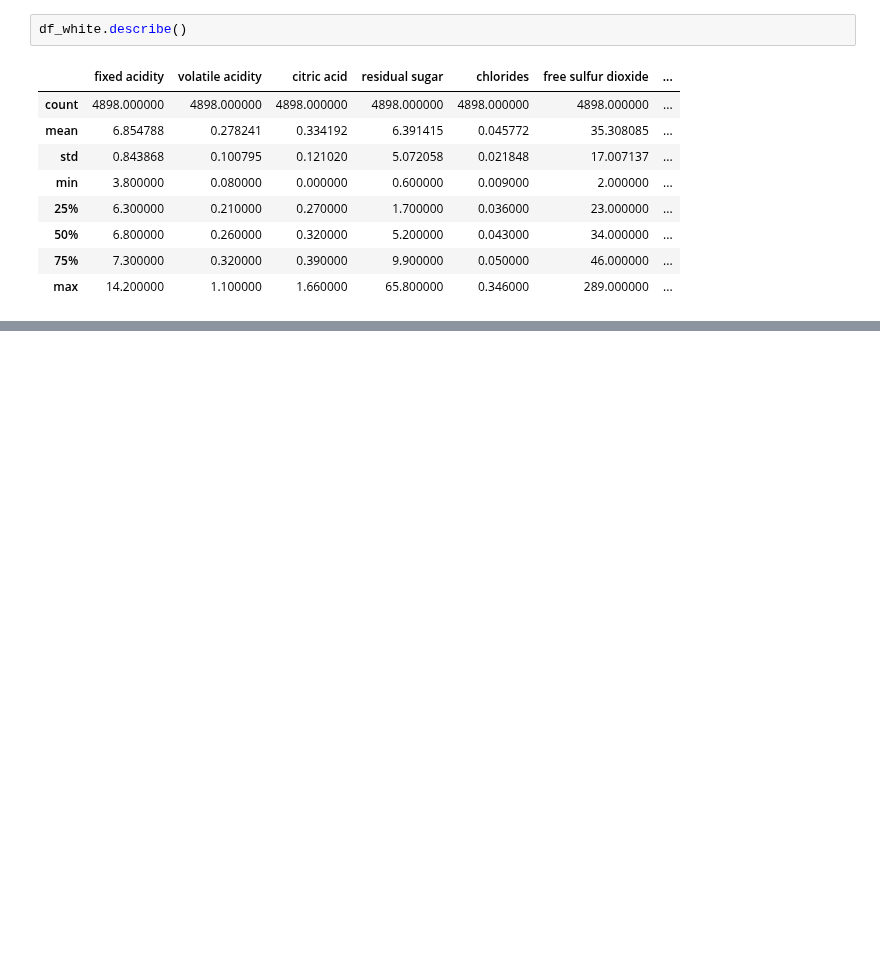
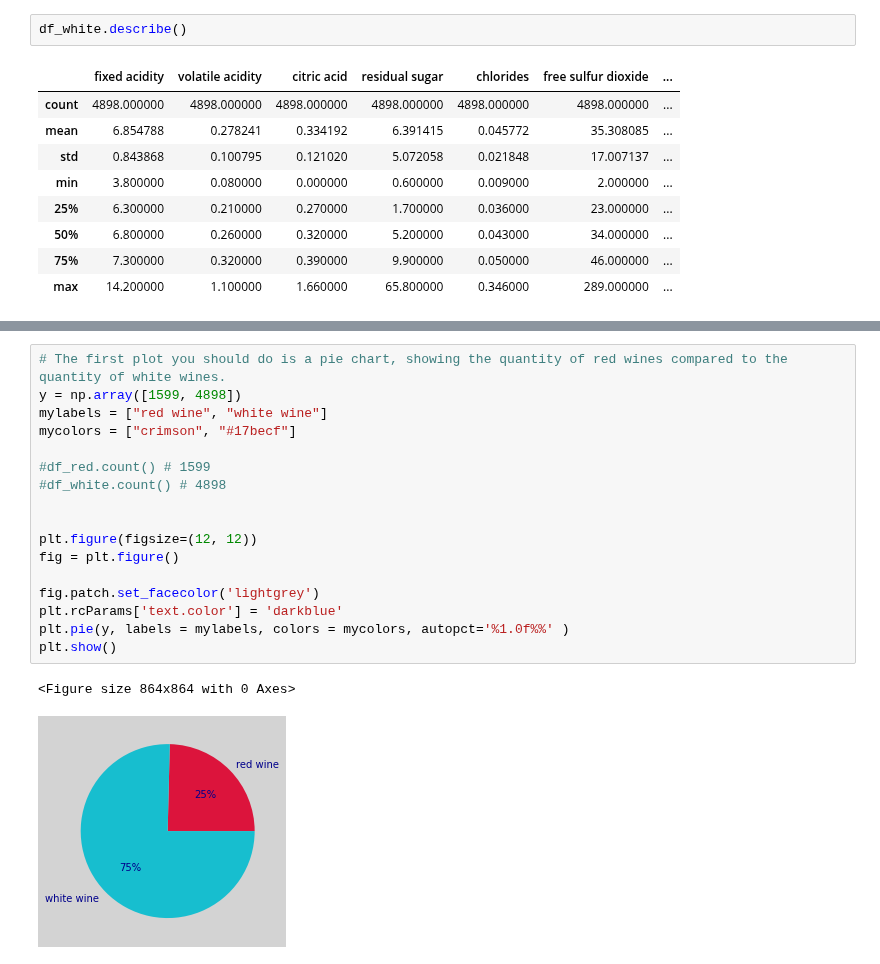
Before and after one commit to satomi26/Project-2, a Jupyter notebook: all_wine.ipynb, the cells around one changed output, grey strips where cells are left out. Cells and saved outputs as stored; diff of their text form; blank space fills up the shorter version.

Commit message:
first day of project

```diff
--- a/all_wine.ipynb
+++ b/all_wine.ipynb
@@ -246,0 +327,20 @@ df_white.describe()
+# %%
+# The first plot you should do is a pie chart, showing the quantity of red wines compared to the quantity of white wines.
+y = np.array([1599, 4898])
+mylabels = ["red wine", "white wine"]
+mycolors = ["crimson", "#17becf"]
+
+#df_red.count() # 1599
+#df_white.count() # 4898
+
+
+plt.figure(figsize=(12, 12))
+fig = plt.figure()
+
+fig.patch.set_facecolor('lightgrey')
+plt.rcParams['text.color'] = 'darkblue'
+plt.pie(y, labels = mylabels, colors = mycolors, autopct='%1.0f%%' )
+plt.show()
+# %% [output]
+<Figure size 864x864 with 0 Axes>
+[figure, added]
```
Also changed, not shown: parts of 7 cells of this notebook, 1 other file.
